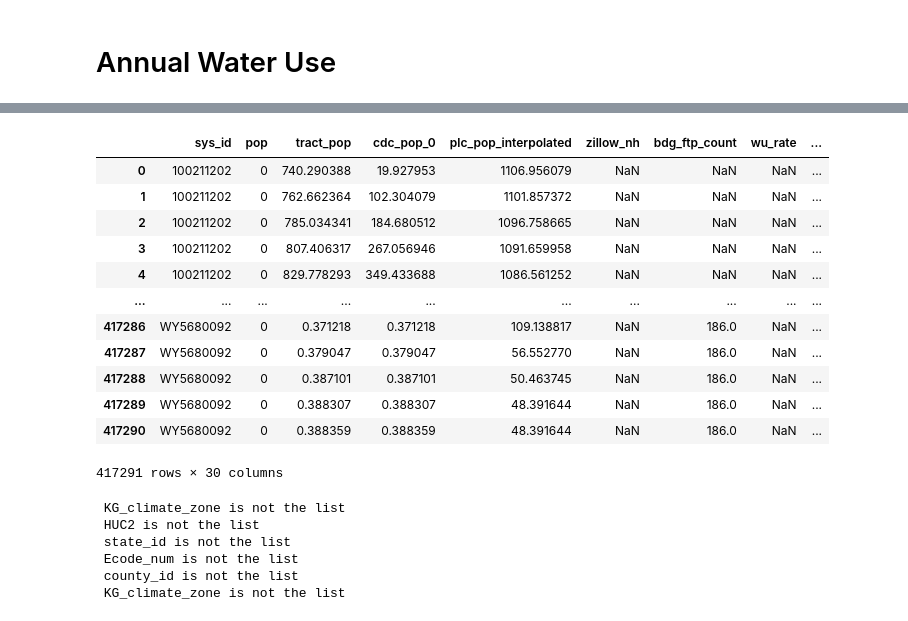
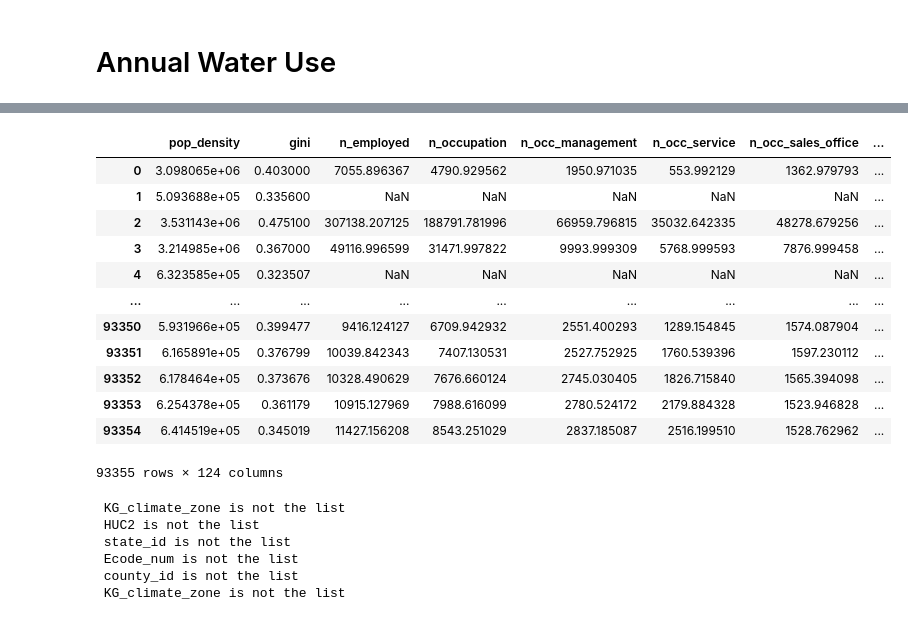
Before and after one commit to galengorski/CAWSC_WaterUse, a Jupyter notebook: ml_experiments/annual_v_0_0/3_quantile_regression2.ipynb, the cells around one changed output, grey strips where cells are left out. Saved outputs shown, nothing was run; the diff lists cells and outputs as text; code cells hidden in the pictures.

```diff
--- a/ml_experiments/annual_v_0_0/3_quantile_regression2.ipynb
+++ b/ml_experiments/annual_v_0_0/3_quantile_regression2.ipynb
@@ -50,20 +48,4 @@ del(df_)
 df_ = pc95_5[['sys_id', 'p95', 'p5' ]]
 dataset = dataset.merge(df_, right_on=['sys_id'], left_on=['sys_id'] , how = 'left')
 del(df_)
-# %%
-pop_info
-# %% [output]
-|  | sys_id | pop | tract_pop | cdc_pop_0 | plc_pop_interpolated | zillow_nh | bdg_ftp_count | wu_rate | ... |
-| 0 | 100211202 | 0 | 740.290388 | 19.927953 | 1106.956079 | NaN | NaN | NaN | ... |
-| 1 | 100211202 | 0 | 762.662364 | 102.304079 | 1101.857372 | NaN | NaN | NaN | ... |
-| 2 | 100211202 | 0 | 785.034341 | 184.680512 | 1096.758665 | NaN | NaN | NaN | ... |
-| 3 | 100211202 | 0 | 807.406317 | 267.056946 | 1091.659958 | NaN | NaN | NaN | ... |
-| 4 | 100211202 | 0 | 829.778293 | 349.433688 | 1086.561252 | NaN | NaN | NaN | ... |
-| ... | ... | ... | ... | ... | ... | ... | ... | ... | ... |
-| 417286 | WY5680092 | 0 | 0.371218 | 0.371218 | 109.138817 | NaN | 186.0 | NaN | ... |
-| 417287 | WY5680092 | 0 | 0.379047 | 0.379047 | 56.552770 | NaN | 186.0 | NaN | ... |
-| 417288 | WY5680092 | 0 | 0.387101 | 0.387101 | 50.463745 | NaN | 186.0 | NaN | ... |
-| 417289 | WY5680092 | 0 | 0.388307 | 0.388307 | 48.391644 | NaN | 186.0 | NaN | ... |
-| 417290 | WY5680092 | 0 | 0.388359 | 0.388359 | 48.391644 | NaN | 186.0 | NaN | ... |
-417291 rows × 30 columns
 # %%
@@ -88,7 +70,21 @@ dataset_bck = dataset.copy()
 # ohc1 = MultiOneHotEncoder(catfeatures = categorical_features )
 # dataset = ohc1.transform(dataset)
 # %%
-dataset = dataset_bck.copy()
+dataset
+# %% [output]
+|  | pop_density | gini | n_employed | n_occupation | n_occ_management | n_occ_service | n_occ_sales_office | ... |
+| 0 | 3.098065e+06 | 0.403000 | 7055.896367 | 4790.929562 | 1950.971035 | 553.992129 | 1362.979793 | ... |
+| 1 | 5.093688e+05 | 0.335600 | NaN | NaN | NaN | NaN | NaN | ... |
+| 2 | 3.531143e+06 | 0.475100 | 307138.207125 | 188791.781996 | 66959.796815 | 35032.642335 | 48278.679256 | ... |
+| 3 | 3.214985e+06 | 0.367000 | 49116.996599 | 31471.997822 | 9993.999309 | 5768.999593 | 7876.999458 | ... |
+| 4 | 6.323585e+05 | 0.323507 | NaN | NaN | NaN | NaN | NaN | ... |
+| ... | ... | ... | ... | ... | ... | ... | ... | ... |
+| 93350 | 5.931966e+05 | 0.399477 | 9416.124127 | 6709.942932 | 2551.400293 | 1289.154845 | 1574.087904 | ... |
+| 93351 | 6.165891e+05 | 0.376799 | 10039.842343 | 7407.130531 | 2527.752925 | 1760.539396 | 1597.230112 | ... |
+| 93352 | 6.178464e+05 | 0.373676 | 10328.490629 | 7676.660124 | 2745.030405 | 1826.715840 | 1565.394098 | ... |
+| 93353 | 6.254378e+05 | 0.361179 | 10915.127969 | 7988.616099 | 2780.524172 | 2179.884328 | 1523.946828 | ... |
+| 93354 | 6.414519e+05 | 0.345019 | 11427.156208 | 8543.251029 | 2837.185087 | 2516.199510 | 1528.762962 | ... |
+93355 rows × 124 columns
 # %%
 categorical_features = ['HUC2', 'state_id']
 # dataset = dataset.astype({"HUC2":'category', "state_id":'category',
```
Also changed, not shown: parts of 18 cells of this notebook, 6 other files.
